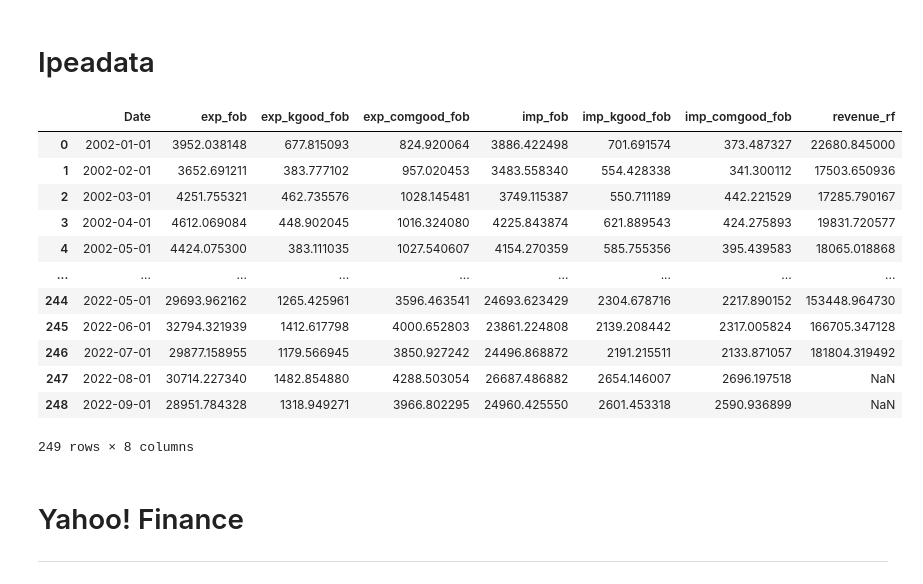
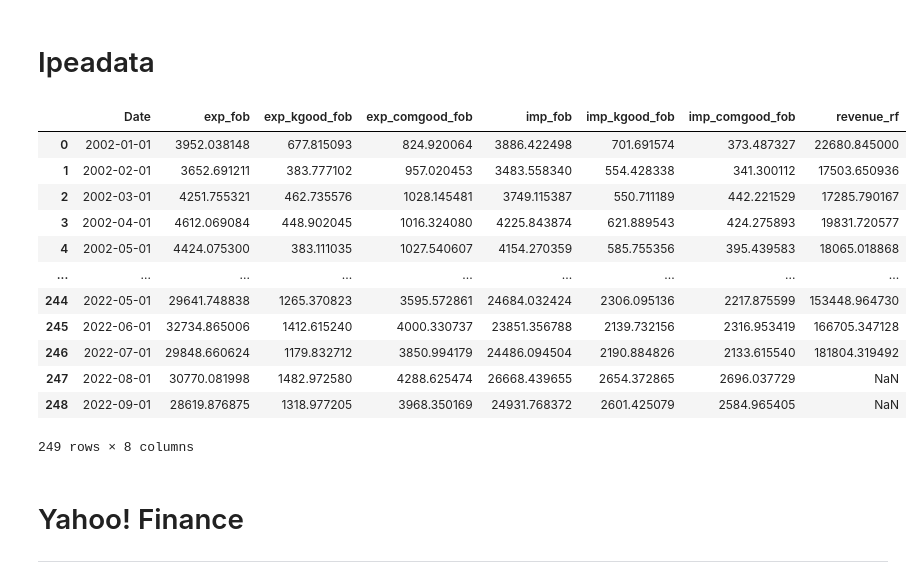
Before and after one commit to Allisterh/nowcasting_gdpbr, a Jupyter notebook: data/get_all_data.ipynb, the cells around one changed output. Drawn from its saved outputs; the diff is of its cells as text; code cells hidden in the pictures.

```diff
--- a/data/get_all_data.ipynb
+++ b/data/get_all_data.ipynb
@@ -23,7 +23,7 @@ import pandas_datareader.data as web
 # %% [markdown]
 # Definindo funções
 # %%
-'''def get_bcb_data(path, start, end):
+def get_bcb_data(path, start, end):
     # Lendo a planilha completa
     df1 = pd.read_csv(path)
 
@@ -38,4 +38,4 @@ import pandas_datareader.data as web
     df3 = sgs.get(list(zip(names_df, codes_bcb)), start = start, end = end, multi = True) # multi: coletando diversas séries em uma única requisição
     df3 = df3.reset_index()
 
-    return df3'''
+    return df3
@@ -125,24 +134,25 @@ dtype: object
 # %% [markdown]
 # Ipeadata
 # %%
-path = 'full_data_dict.csv'
+path = 'meta_data.csv'
 year_greater = 2001
 ipea_raw = get_ipea_data(path, year_greater)
 ipea_raw.columns = ['Date', 'exp_fob', 'exp_kgood_fob', 'exp_comgood_fob', 'imp_fob', 'imp_kgood_fob', 'imp_comgood_fob', 'revenue_rf']
+ipea_raw = ipea_raw[ipea_raw['Date'] <= '2022-09-01']
 ipea_raw
 # %% [output]
 |  | Date | exp_fob | exp_kgood_fob | exp_comgood_fob | imp_fob | imp_kgood_fob | imp_comgood_fob | revenue_rf |
 | 0 | 2002-01-01 | 3952.038148 | 677.815093 | 824.920064 | 3886.422498 | 701.691574 | 373.487327 | 22680.845000 |
 | 1 | 2002-02-01 | 3652.691211 | 383.777102 | 957.020453 | 3483.558340 | 554.428338 | 341.300112 | 17503.650936 |
 | 2 | 2002-03-01 | 4251.755321 | 462.735576 | 1028.145481 | 3749.115387 | 550.711189 | 442.221529 | 17285.790167 |
 | 3 | 2002-04-01 | 4612.069084 | 448.902045 | 1016.324080 | 4225.843874 | 621.889543 | 424.275893 | 19831.720577 |
 | 4 | 2002-05-01 | 4424.075300 | 383.111035 | 1027.540607 | 4154.270359 | 585.755356 | 395.439583 | 18065.018868 |
 | ... | ... | ... | ... | ... | ... | ... | ... | ... |
-| 244 | 2022-05-01 | 29693.962162 | 1265.425961 | 3596.463541 | 24693.623429 | 2304.678716 | 2217.890152 | 153448.964730 |
-| 245 | 2022-06-01 | 32794.321939 | 1412.617798 | 4000.652803 | 23861.224808 | 2139.208442 | 2317.005824 | 166705.347128 |
-| 246 | 2022-07-01 | 29877.158955 | 1179.566945 | 3850.927242 | 24496.868872 | 2191.215511 | 2133.871057 | 181804.319492 |
-| 247 | 2022-08-01 | 30714.227340 | 1482.854880 | 4288.503054 | 26687.486882 | 2654.146007 | 2696.197518 | NaN |
-| 248 | 2022-09-01 | 28951.784328 | 1318.949271 | 3966.802295 | 24960.425550 | 2601.453318 | 2590.936899 | NaN |
+| 244 | 2022-05-01 | 29641.748838 | 1265.370823 | 3595.572861 | 24684.032424 | 2306.095136 | 2217.875599 | 153448.964730 |
+| 245 | 2022-06-01 | 32734.865006 | 1412.615240 | 4000.330737 | 23851.356788 | 2139.732156 | 2316.953419 | 166705.347128 |
+| 246 | 2022-07-01 | 29848.660624 | 1179.832712 | 3850.994179 | 24486.094504 | 2190.884826 | 2133.615540 | 181804.319492 |
+| 247 | 2022-08-01 | 30770.081998 | 1482.972580 | 4288.625474 | 26668.439655 | 2654.372865 | 2696.037729 | NaN |
+| 248 | 2022-09-01 | 28619.876875 | 1318.977205 | 3968.350169 | 24931.768372 | 2601.425079 | 2584.965405 | NaN |
 249 rows × 8 columns
 # %% [markdown]
 # Yahoo! Finance
```
Also changed, not shown: parts of 8 cells of this notebook, 4 other files.
